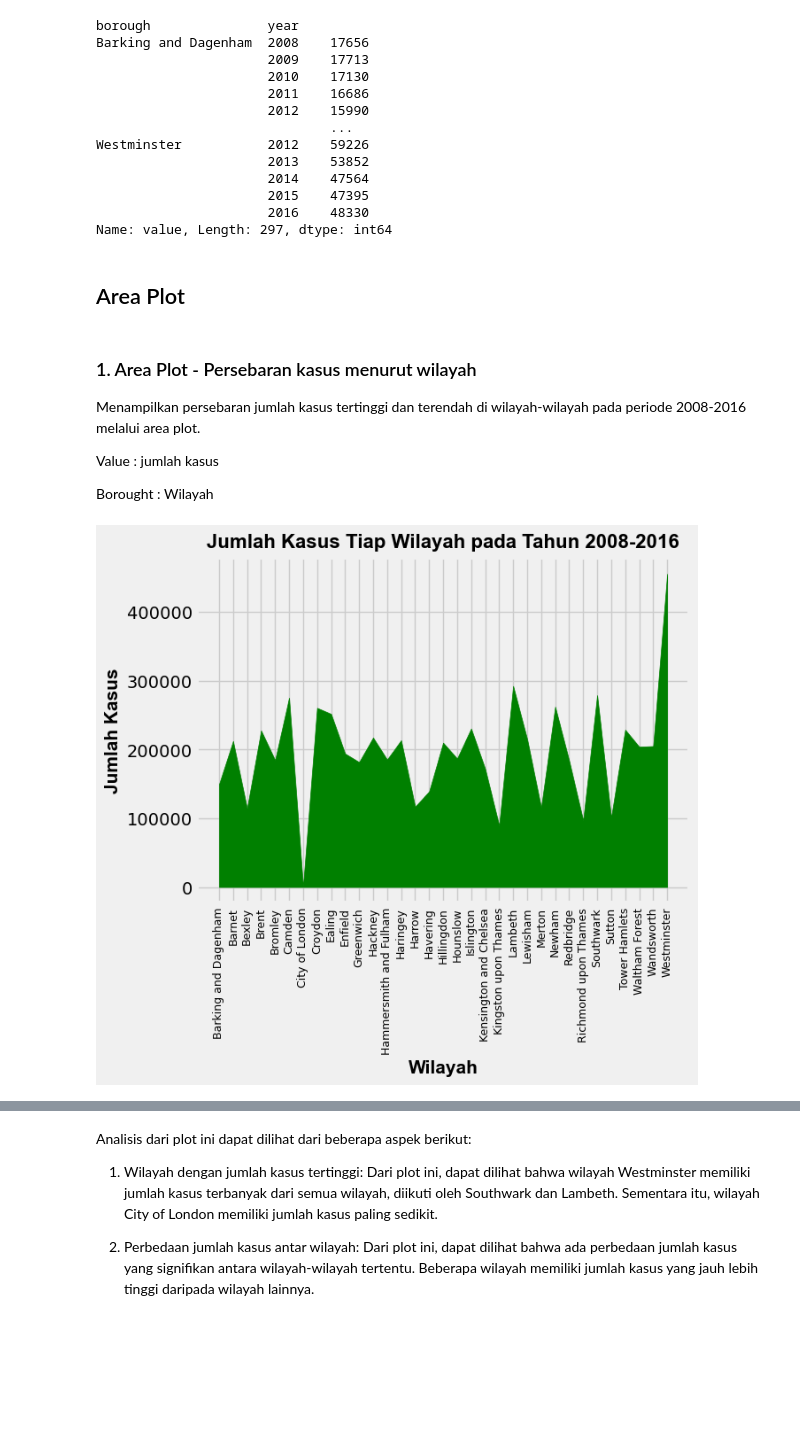
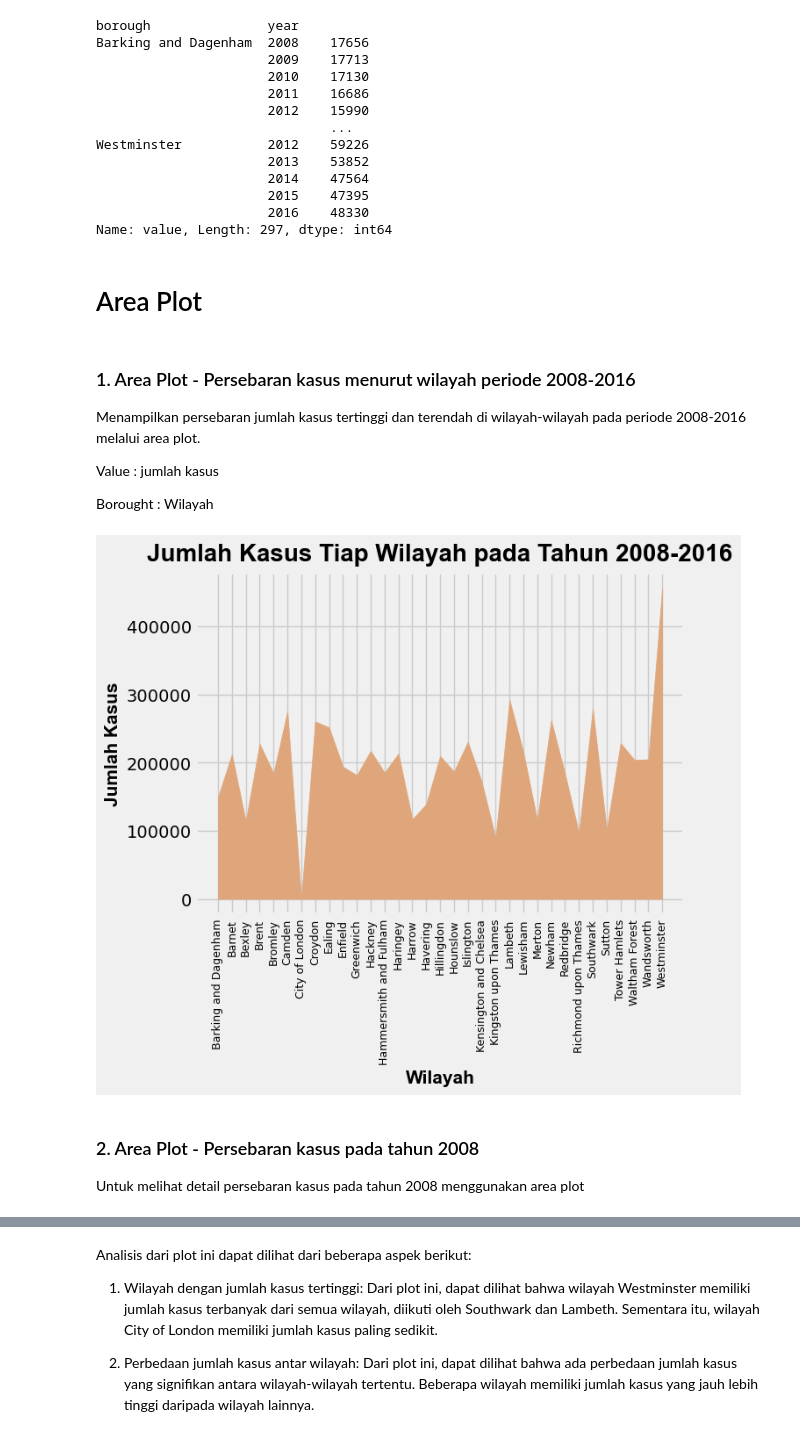
Before and after one commit to nuraln/python-01, a Jupyter notebook: data-crime-analism.ipynb, the cells around one changed output, grey strips where cells are left out. Saved outputs shown, nothing was run; the diff lists cells and outputs as text; code cells hidden in the pictures; blank space fills up the shorter version.

```diff
--- a/data-crime-analism.ipynb
+++ b/data-crime-analism.ipynb
@@ -46,3 +28,5 @@ Berikut adalah deskripsi untuk setiap kolom pada dataset "london_crime" dari Kag
+# %%
+df = pd.read_csv('../london_crime_by_lsoa.csv')
 # %%
 #  Menampilkan dimensi dari dataframe  (jumlah baris, jumlah kolom)
 df.shape
@@ -240,9 +225,9 @@ Westminster           2012    59226
                       2016    48330
 Name: value, Length: 297, dtype: int64
 # %% [markdown]
-## Area Plot
+# Area Plot
 # %% [markdown]
-### 1. Area Plot - Persebaran kasus menurut wilayah
+### 1. Area Plot - Persebaran kasus menurut wilayah periode 2008-2016
 Menampilkan persebaran jumlah kasus tertinggi dan terendah di wilayah-wilayah pada periode 2008-2016 melalui area plot.
 
 Value : jumlah kasus
@@ -251,13 +236,16 @@ Borought : Wilayah
 # %%
 df_bor=df['value'].groupby(df['borough']).sum()
 
-plt.title('Jumlah Kasus Tiap Wilayah pada Tahun 2008-2016', fontdict={'fontname':'Arial', 'fontsize': 16, 'fontweight': 'bold', 'verticalalignment': 'bottom', 'y': 2.1})
-plt.fill_between(df_bor.index, df_bor.values, alpha=1, color='green')
+plt.title('Jumlah Kasus Tiap Wilayah pada Tahun 2008-2016', fontdict={'fontname':'Arial', 'fontsize': 20, 'fontweight': 'bold', 'verticalalignment': 'bottom', 'y': 3.1})
+plt.fill_between(df_bor.index, df_bor.values, alpha=1, color='#DFA67B')
 
 plt.xticks(rotation=90, fontsize=9)
-plt.xlabel('Wilayah', fontsize=15,fontweight = 'bold', fontname='Arial')
-plt.ylabel('Jumlah Kasus', fontsize=15, fontweight = 'bold', fontname='Arial')
+plt.xlabel('Wilayah', fontsize=15,fontweight = 'semibold', fontname='Arial')
+plt.ylabel('Jumlah Kasus', fontsize=15, fontweight = 'semibold', fontname='Arial')
 
 plt.show()
 # %% [output]
-[figure, old version]
+[figure, new version]
+# %% [markdown]
+### 2. Area Plot - Persebaran kasus pada tahun 2008
+Untuk melihat detail persebaran kasus pada tahun 2008 menggunakan area plot
```
Also changed, not shown: parts of 20 cells of this notebook, 1 other file.
